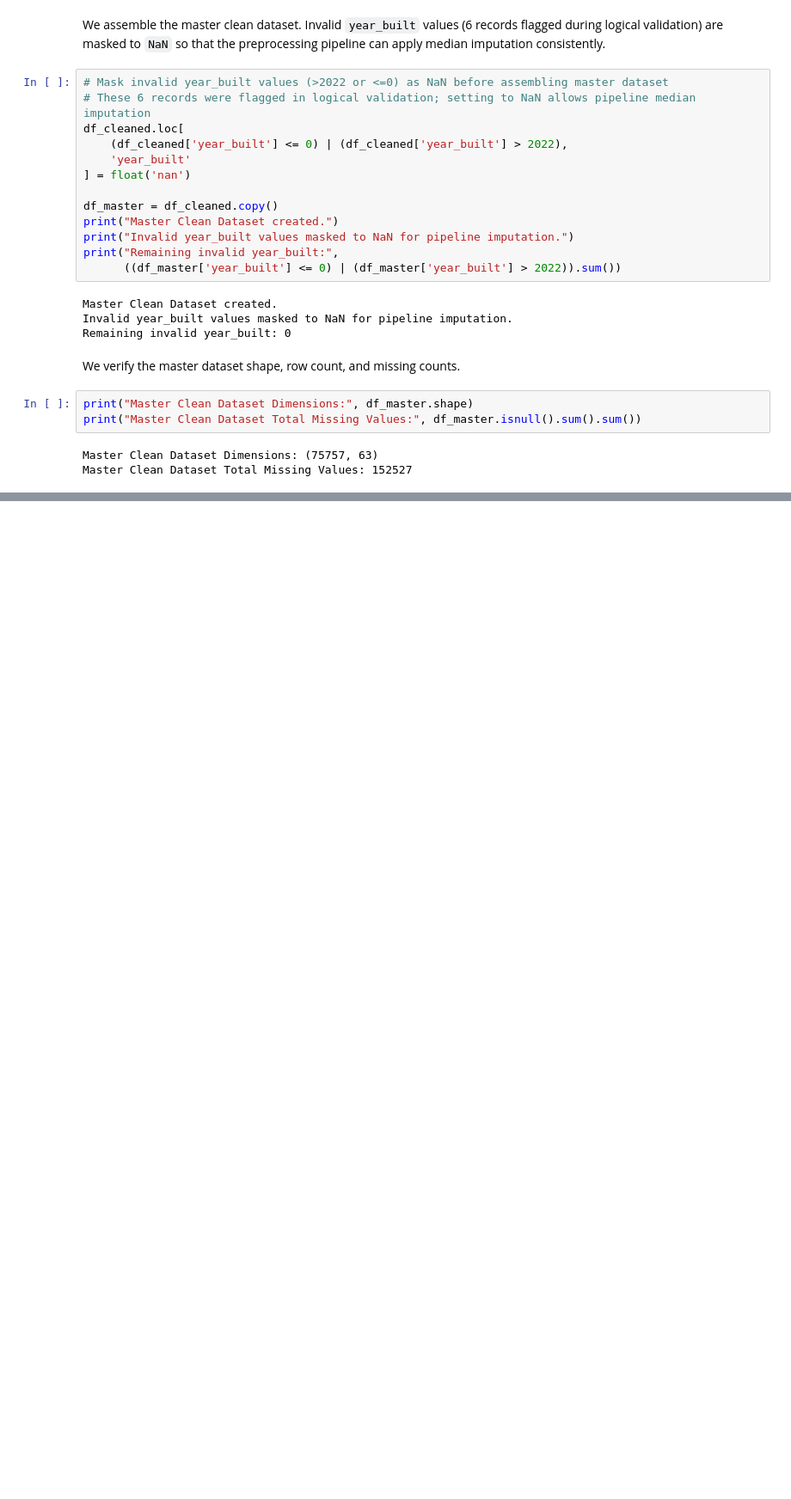
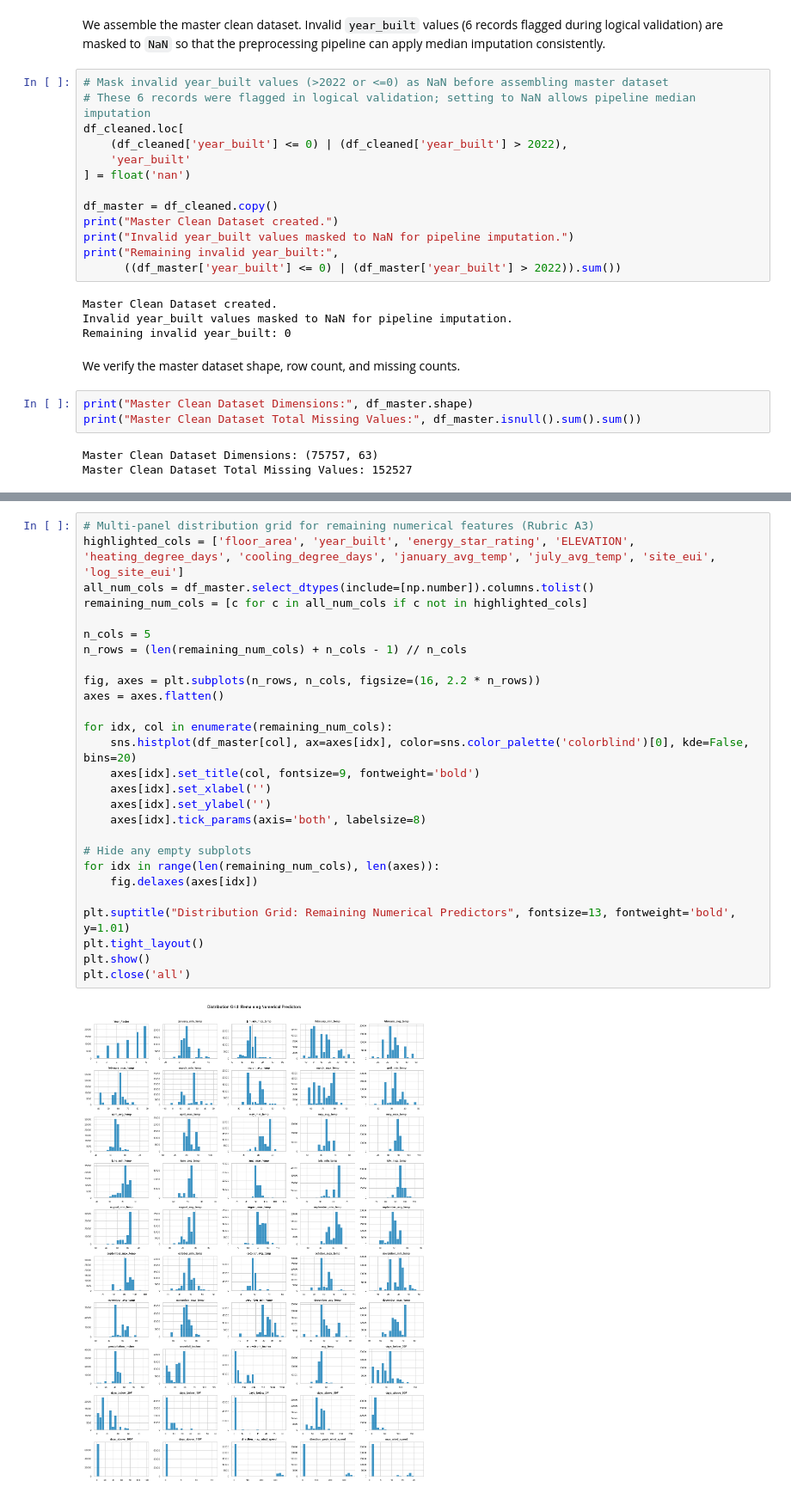
Before and after one commit to HarshaGaduputi/Machine-Learning-Case-Study, a Jupyter notebook: CaseStudy.ipynb, the cells around one changed output, grey strips where cells are left out. Shown at 86% size. Cells and saved outputs as stored; diff of their text form; blank space fills up the shorter version.

```diff
--- a/CaseStudy.ipynb
+++ b/CaseStudy.ipynb
@@ -382,0 +467,29 @@ Master Clean Dataset Total Missing Values: 152527
+# %%
+# Multi-panel distribution grid for remaining numerical features (Rubric A3)
+highlighted_cols = ['floor_area', 'year_built', 'energy_star_rating', 'ELEVATION', 'heating_degree_days', 'cooling_degree_days', 'january_avg_temp', 'july_avg_temp', 'site_eui', 'log_site_eui']
+all_num_cols = df_master.select_dtypes(include=[np.number]).columns.tolist()
+remaining_num_cols = [c for c in all_num_cols if c not in highlighted_cols]
+
+n_cols = 5
+n_rows = (len(remaining_num_cols) + n_cols - 1) // n_cols
+
+fig, axes = plt.subplots(n_rows, n_cols, figsize=(16, 2.2 * n_rows))
+axes = axes.flatten()
+
+for idx, col in enumerate(remaining_num_cols):
+    sns.histplot(df_master[col], ax=axes[idx], color=sns.color_palette('colorblind')[0], kde=False, bins=20)
+    axes[idx].set_title(col, fontsize=9, fontweight='bold')
+    axes[idx].set_xlabel('')
+    axes[idx].set_ylabel('')
+    axes[idx].tick_params(axis='both', labelsize=8)
+
+# Hide any empty subplots
+for idx in range(len(remaining_num_cols), len(axes)):
+    fig.delaxes(axes[idx])
+
+plt.suptitle("Distribution Grid: Remaining Numerical Predictors", fontsize=13, fontweight='bold', y=1.01)
+plt.tight_layout()
+plt.show()
+plt.close('all')
+# %% [output]
+[figure, added]
```
Also changed, not shown: parts of 98 cells of this notebook.
